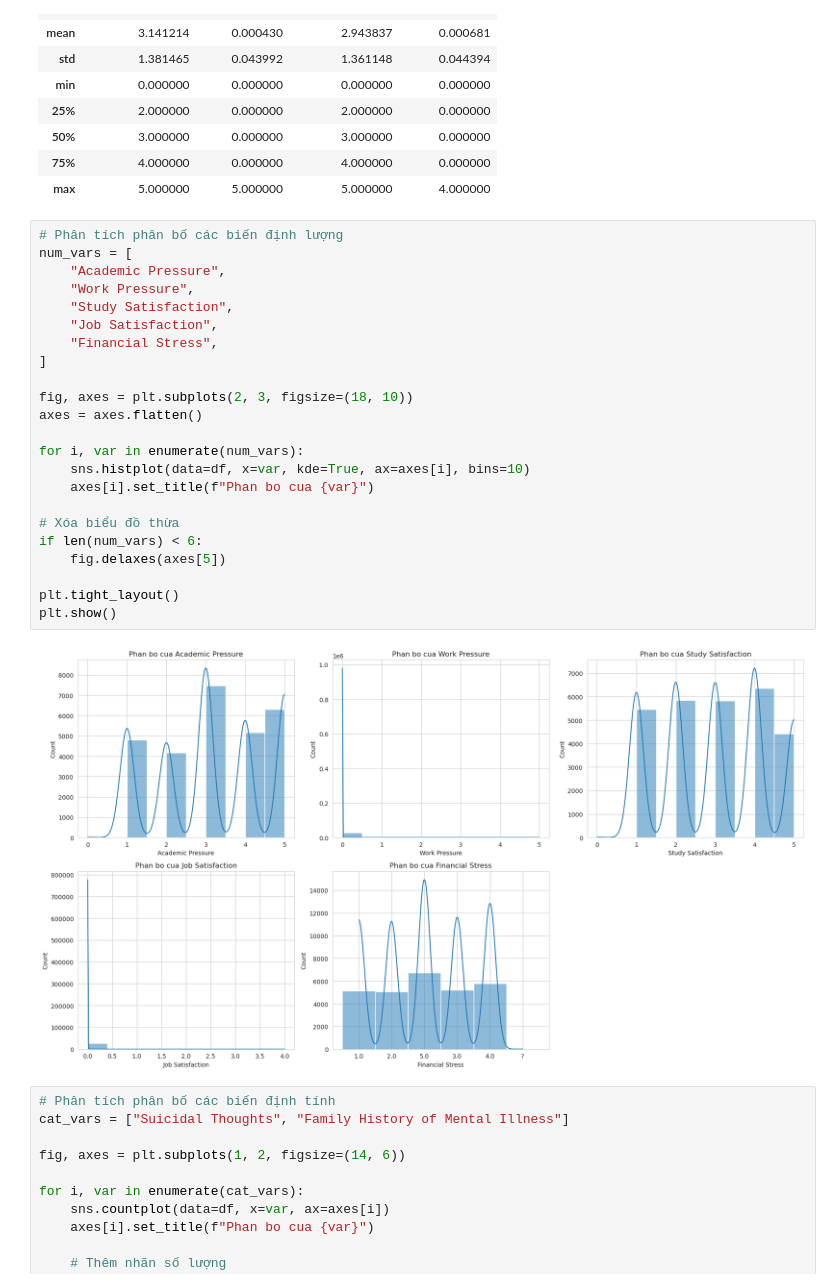
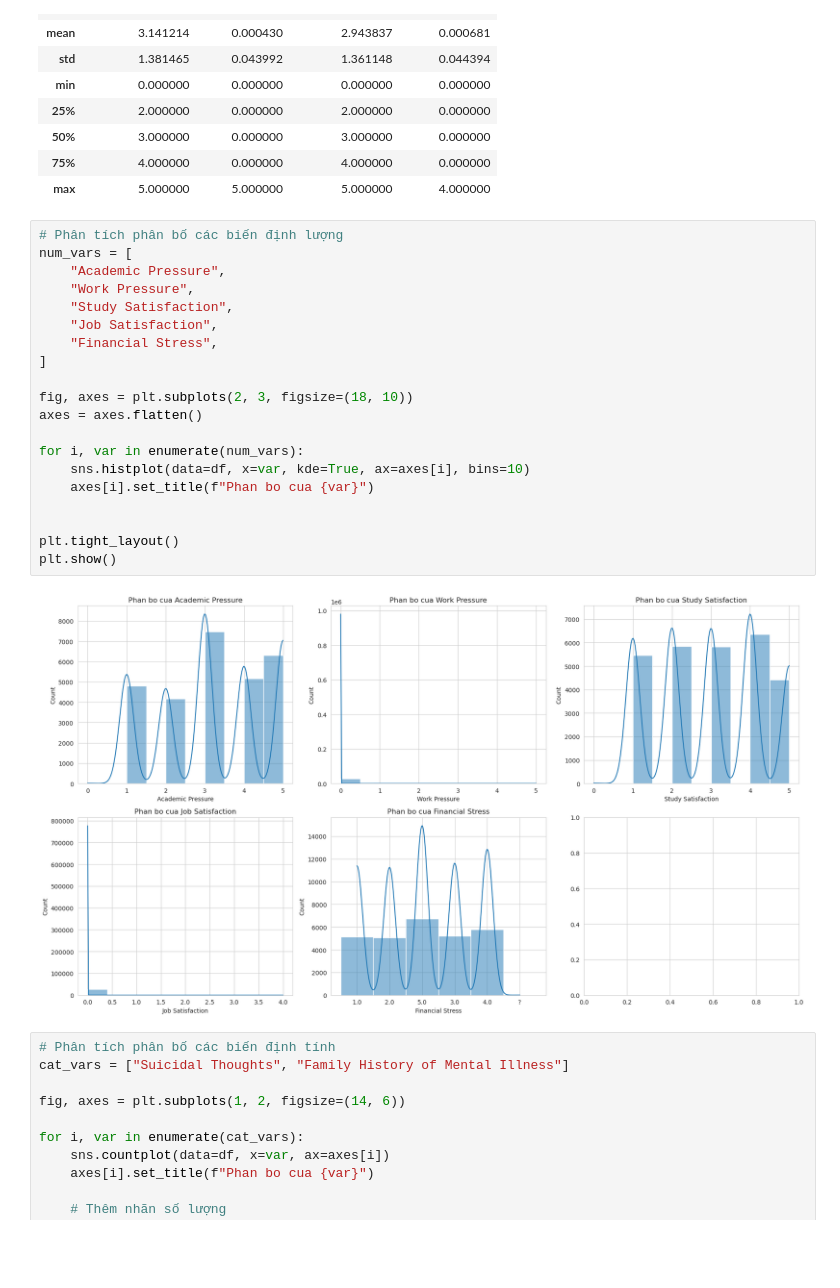
Before and after one commit to p1neapplechoco/StudentDepression, a Jupyter notebook: notebooks/an.ipynb, the cells around one changed output. Cells and saved outputs as stored; diff of their text form; blank space fills up the shorter version.

```diff
--- a/notebooks/an.ipynb
+++ b/notebooks/an.ipynb
@@ -72,28 +72,25 @@ memory usage: 1.5+ MB
 # %%
 # Phân tích phân bố các biến định lượng
 num_vars = [
     "Academic Pressure",
     "Work Pressure",
     "Study Satisfaction",
     "Job Satisfaction",
     "Financial Stress",
 ]
 
 fig, axes = plt.subplots(2, 3, figsize=(18, 10))
 axes = axes.flatten()
 
 for i, var in enumerate(num_vars):
     sns.histplot(data=df, x=var, kde=True, ax=axes[i], bins=10)
     axes[i].set_title(f"Phan bo cua {var}")
 
-# Xóa biểu đồ thừa
-if len(num_vars) < 6:
-    fig.delaxes(axes[5])
 
 plt.tight_layout()
 plt.show()
 # %% [output]
-[figure, old version]
+[figure, new version]
 # %%
 # Phân tích phân bố các biến định tính
 cat_vars = ["Suicidal Thoughts", "Family History of Mental Illness"]
```
Also changed, not shown: parts of 3 cells of this notebook, 1 other file.
